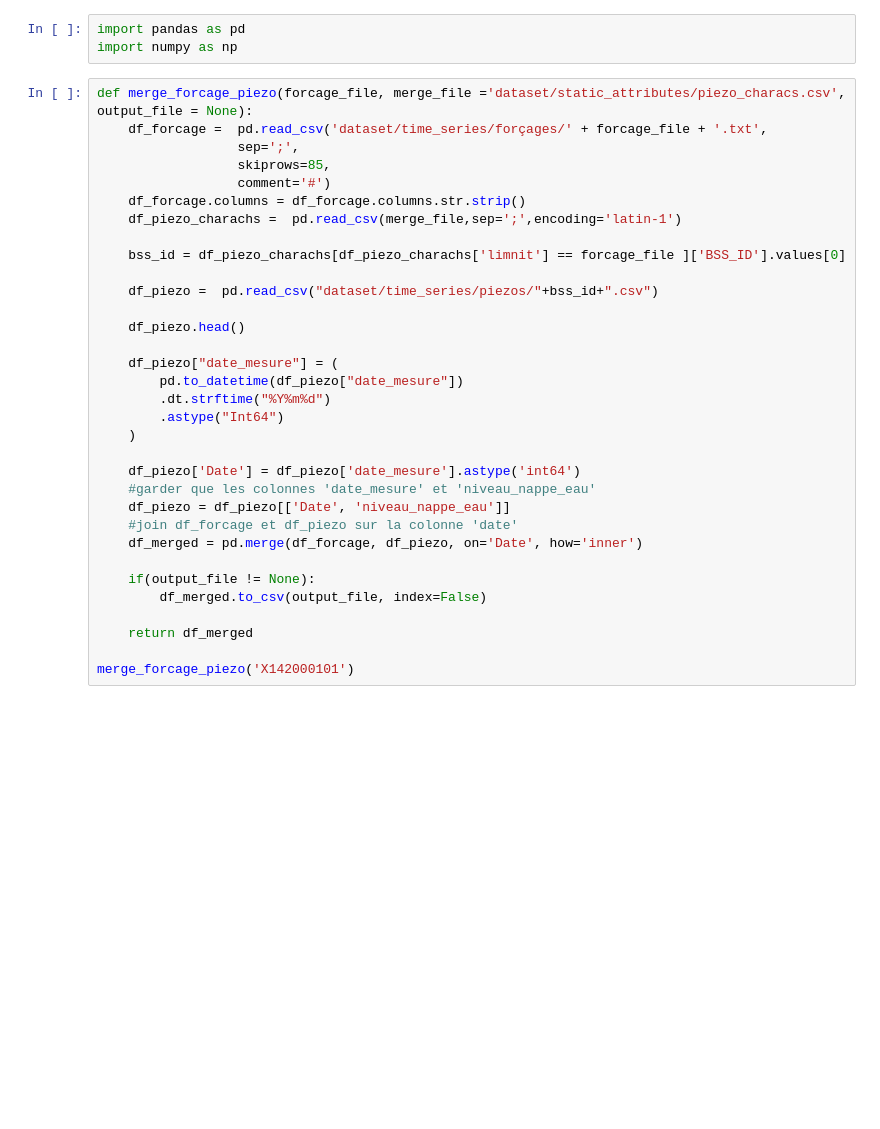
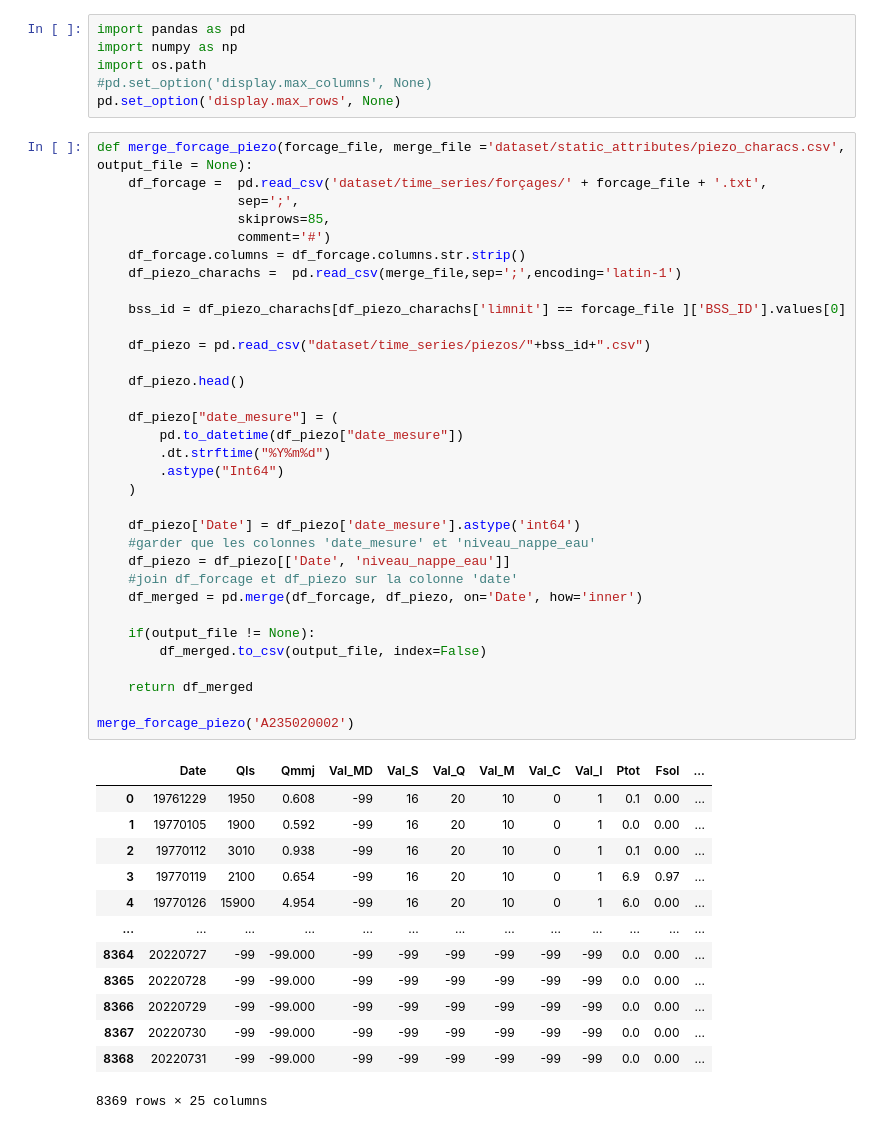
Before and after one commit to Sifflet-Blanc/Suez2, a Jupyter notebook: DataPreprocessing.ipynb, the cells around one changed output. Drawn from its saved outputs; the diff is of its cells as text; blank space fills up the shorter version.

```diff
--- a/DataPreprocessing.ipynb
+++ b/DataPreprocessing.ipynb
@@ -1,36 +1,53 @@
 # %%
 import pandas as pd
 import numpy as np
+import os.path
+#pd.set_option('display.max_columns', None)
+pd.set_option('display.max_rows', None)
 # %%
 def merge_forcage_piezo(forcage_file, merge_file ='dataset/static_attributes/piezo_characs.csv', output_file = None):
     df_forcage =  pd.read_csv('dataset/time_series/forçages/' + forcage_file + '.txt',
                   sep=';',
                   skiprows=85,
                   comment='#')
     df_forcage.columns = df_forcage.columns.str.strip()
     df_piezo_charachs =  pd.read_csv(merge_file,sep=';',encoding='latin-1')
 
     bss_id = df_piezo_charachs[df_piezo_charachs['limnit'] == forcage_file ]['BSS_ID'].values[0]
 
-    df_piezo =  pd.read_csv("dataset/time_series/piezos/"+bss_id+".csv")
+    df_piezo = pd.read_csv("dataset/time_series/piezos/"+bss_id+".csv")
 
     df_piezo.head()
 
     df_piezo["date_mesure"] = (
         pd.to_datetime(df_piezo["date_mesure"])
         .dt.strftime("%Y%m%d")
         .astype("Int64")
     )
 
     df_piezo['Date'] = df_piezo['date_mesure'].astype('int64')
     #garder que les colonnes 'date_mesure' et 'niveau_nappe_eau'
     df_piezo = df_piezo[['Date', 'niveau_nappe_eau']]
     #join df_forcage et df_piezo sur la colonne 'date'
     df_merged = pd.merge(df_forcage, df_piezo, on='Date', how='inner')
 
     if(output_file != None):
         df_merged.to_csv(output_file, index=False)
 
     return df_merged
 
-merge_forcage_piezo('X142000101')
+merge_forcage_piezo('A235020002')
+# %% [output]
+|  | Date | Qls | Qmmj | Val_MD | Val_S | Val_Q | Val_M | Val_C | Val_I | Ptot | Fsol | ... |
+| 0 | 19761229 | 1950 | 0.608 | -99 | 16 | 20 | 10 | 0 | 1 | 0.1 | 0.00 | ... |
+| 1 | 19770105 | 1900 | 0.592 | -99 | 16 | 20 | 10 | 0 | 1 | 0.0 | 0.00 | ... |
+| 2 | 19770112 | 3010 | 0.938 | -99 | 16 | 20 | 10 | 0 | 1 | 0.1 | 0.00 | ... |
+| 3 | 19770119 | 2100 | 0.654 | -99 | 16 | 20 | 10 | 0 | 1 | 6.9 | 0.97 | ... |
+| 4 | 19770126 | 15900 | 4.954 | -99 | 16 | 20 | 10 | 0 | 1 | 6.0 | 0.00 | ... |
+| ... | ... | ... | ... | ... | ... | ... | ... | ... | ... | ... | ... | ... |
+| 8364 | 20220727 | -99 | -99.000 | -99 | -99 | -99 | -99 | -99 | -99 | 0.0 | 0.00 | ... |
+| 8365 | 20220728 | -99 | -99.000 | -99 | -99 | -99 | -99 | -99 | -99 | 0.0 | 0.00 | ... |
+| 8366 | 20220729 | -99 | -99.000 | -99 | -99 | -99 | -99 | -99 | -99 | 0.0 | 0.00 | ... |
+| 8367 | 20220730 | -99 | -99.000 | -99 | -99 | -99 | -99 | -99 | -99 | 0.0 | 0.00 | ... |
+| 8368 | 20220731 | -99 | -99.000 | -99 | -99 | -99 | -99 | -99 | -99 | 0.0 | 0.00 | ... |
+8369 rows × 25 columns
```
Also changed, not shown: parts of 4 cells of this notebook.
